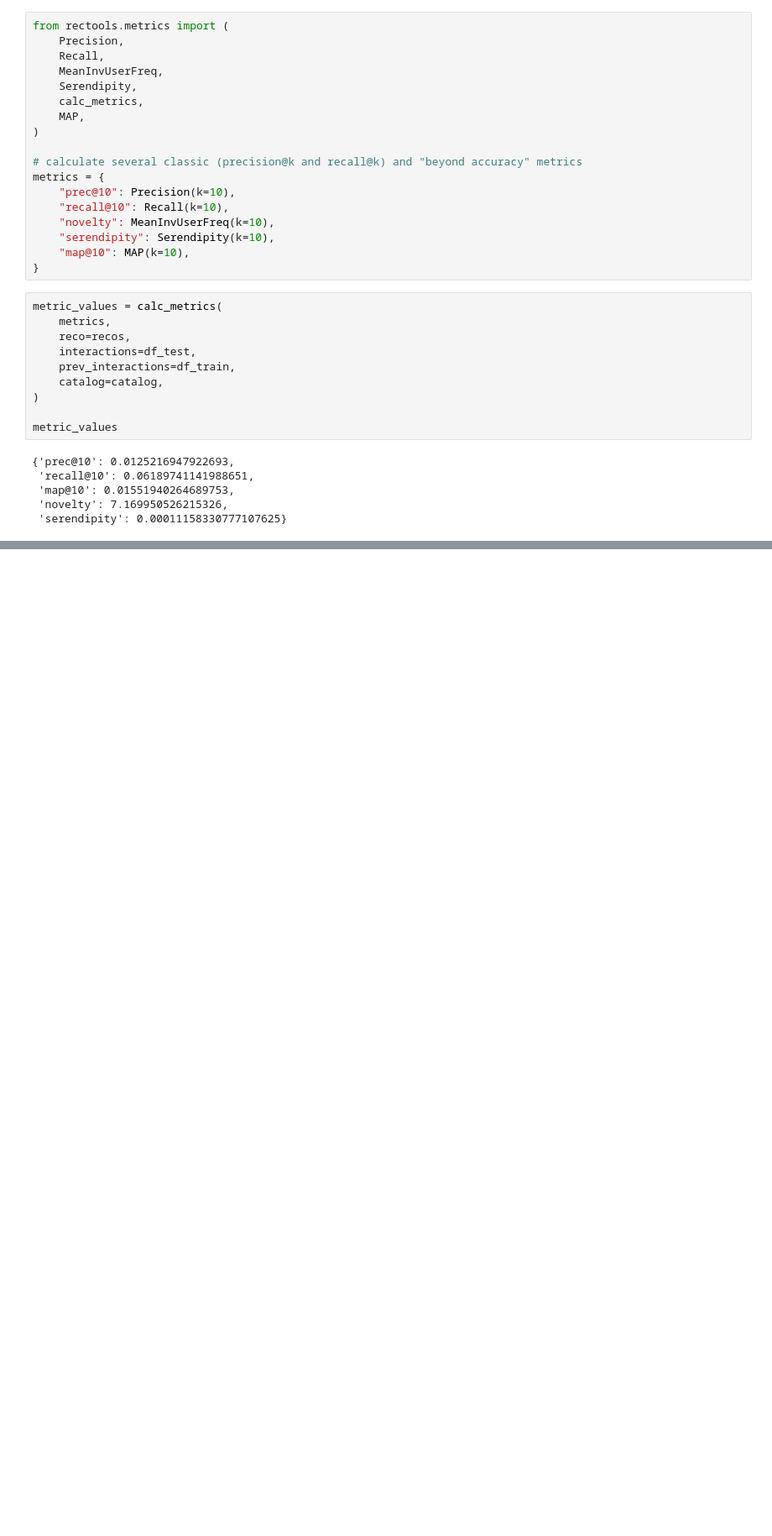
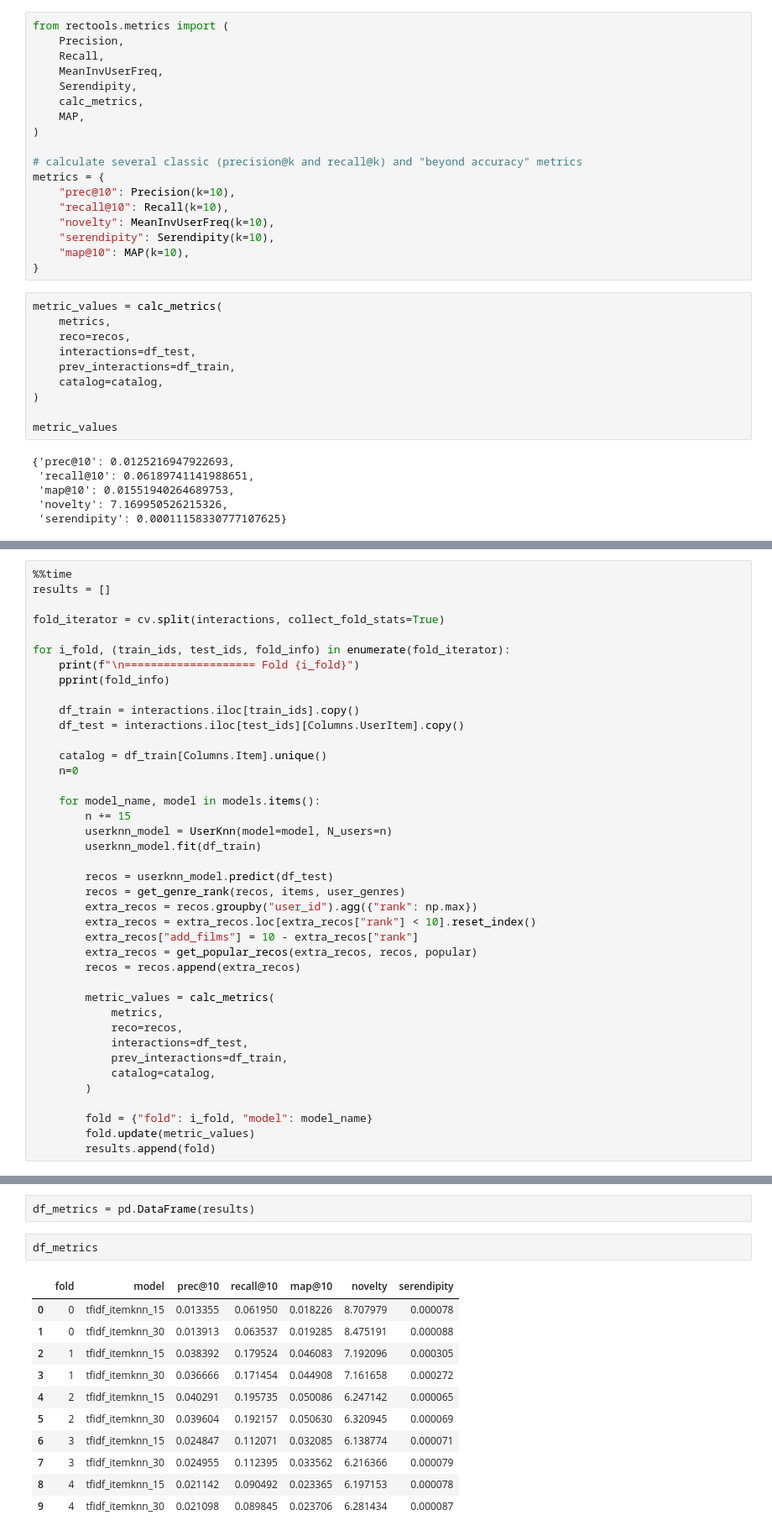
Before and after one commit to AdelineSlm/RecoServiceTemplate, a Jupyter notebook: notebooks/UserKnn.ipynb, the cells around one changed output, grey strips where cells are left out. Shown at 84% size. Drawn from its saved outputs; the diff is of its cells as text; blank space fills up the shorter version.

```diff
--- a/notebooks/UserKnn.ipynb
+++ b/notebooks/UserKnn.ipynb
@@ -1547,0 +2131,40 @@ pd.DataFrame(
+# %%
+%%time
+results = []
+
+fold_iterator = cv.split(interactions, collect_fold_stats=True)
+
+for i_fold, (train_ids, test_ids, fold_info) in enumerate(fold_iterator):
+    print(f"\n==================== Fold {i_fold}")
+    pprint(fold_info)
+
+    df_train = interactions.iloc[train_ids].copy()
+    df_test = interactions.iloc[test_ids][Columns.UserItem].copy()
+
+    catalog = df_train[Columns.Item].unique()
+    n=0
+
+    for model_name, model in models.items():
+        n += 15
+        userknn_model = UserKnn(model=model, N_users=n)
+        userknn_model.fit(df_train)
+
+        recos = userknn_model.predict(df_test)
+        recos = get_genre_rank(recos, items, user_genres)
+        extra_recos = recos.groupby("user_id").agg({"rank": np.max})
+        extra_recos = extra_recos.loc[extra_recos["rank"] < 10].reset_index()
+        extra_recos["add_films"] = 10 - extra_recos["rank"]
+        extra_recos = get_popular_recos(extra_recos, recos, popular)
+        recos = recos.append(extra_recos)
+
+        metric_values = calc_metrics(
+            metrics,
+            reco=recos,
+            interactions=df_test,
+            prev_interactions=df_train,
+            catalog=catalog,
+        )
+
+        fold = {"fold": i_fold, "model": model_name}
+        fold.update(metric_values)
+        results.append(fold)
@@ -1547,0 +2219,16 @@ pd.DataFrame(
+# %%
+df_metrics = pd.DataFrame(results)
+# %%
+df_metrics
+# %% [output]
+|  | fold | model | prec@10 | recall@10 | map@10 | novelty | serendipity |
+| 0 | 0 | tfidf_itemknn_15 | 0.013355 | 0.061950 | 0.018226 | 8.707979 | 0.000078 |
+| 1 | 0 | tfidf_itemknn_30 | 0.013913 | 0.063537 | 0.019285 | 8.475191 | 0.000088 |
+| 2 | 1 | tfidf_itemknn_15 | 0.038392 | 0.179524 | 0.046083 | 7.192096 | 0.000305 |
+| 3 | 1 | tfidf_itemknn_30 | 0.036666 | 0.171454 | 0.044908 | 7.161658 | 0.000272 |
+| 4 | 2 | tfidf_itemknn_15 | 0.040291 | 0.195735 | 0.050086 | 6.247142 | 0.000065 |
+| 5 | 2 | tfidf_itemknn_30 | 0.039604 | 0.192157 | 0.050630 | 6.320945 | 0.000069 |
+| 6 | 3 | tfidf_itemknn_15 | 0.024847 | 0.112071 | 0.032085 | 6.138774 | 0.000071 |
+| 7 | 3 | tfidf_itemknn_30 | 0.024955 | 0.112395 | 0.033562 | 6.216366 | 0.000079 |
+| 8 | 4 | tfidf_itemknn_15 | 0.021142 | 0.090492 | 0.023365 | 6.197153 | 0.000078 |
+| 9 | 4 | tfidf_itemknn_30 | 0.021098 | 0.089845 | 0.023706 | 6.281434 | 0.000087 |
```
Also changed, not shown: parts of 80 cells of this notebook.
